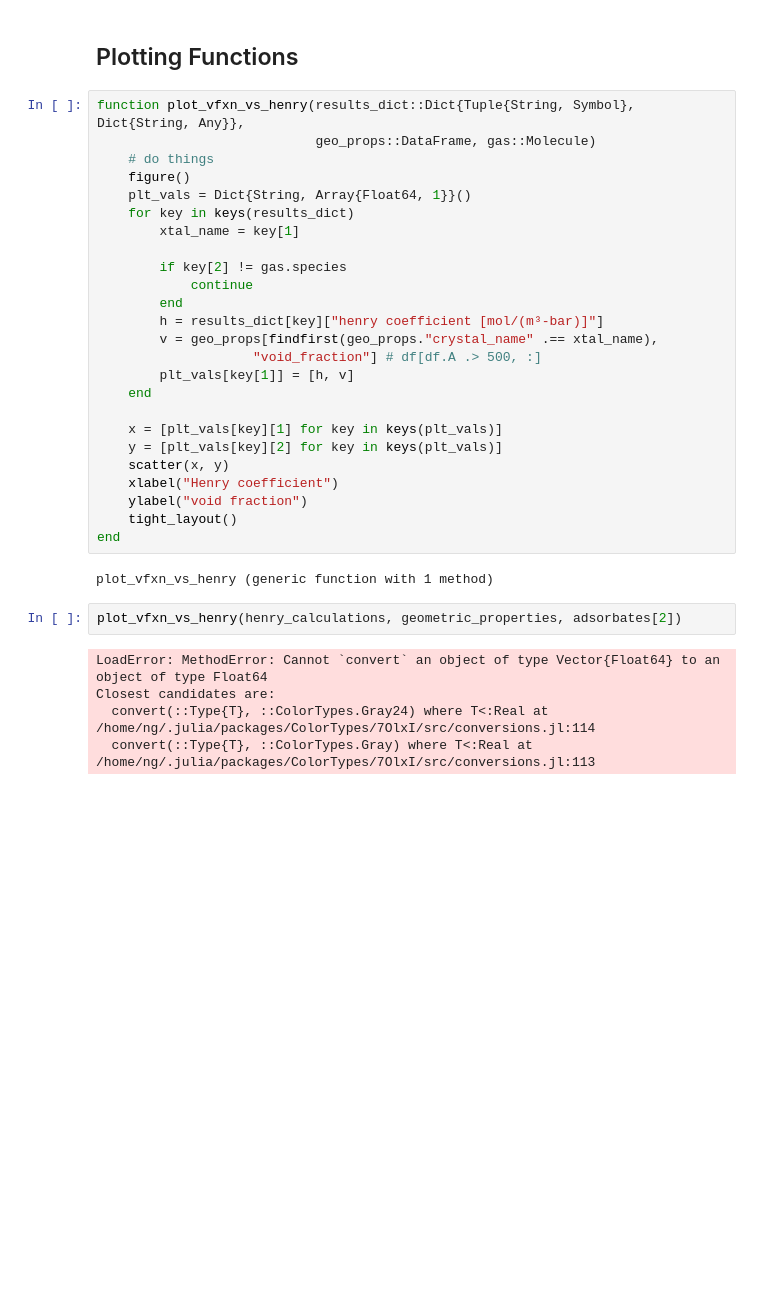
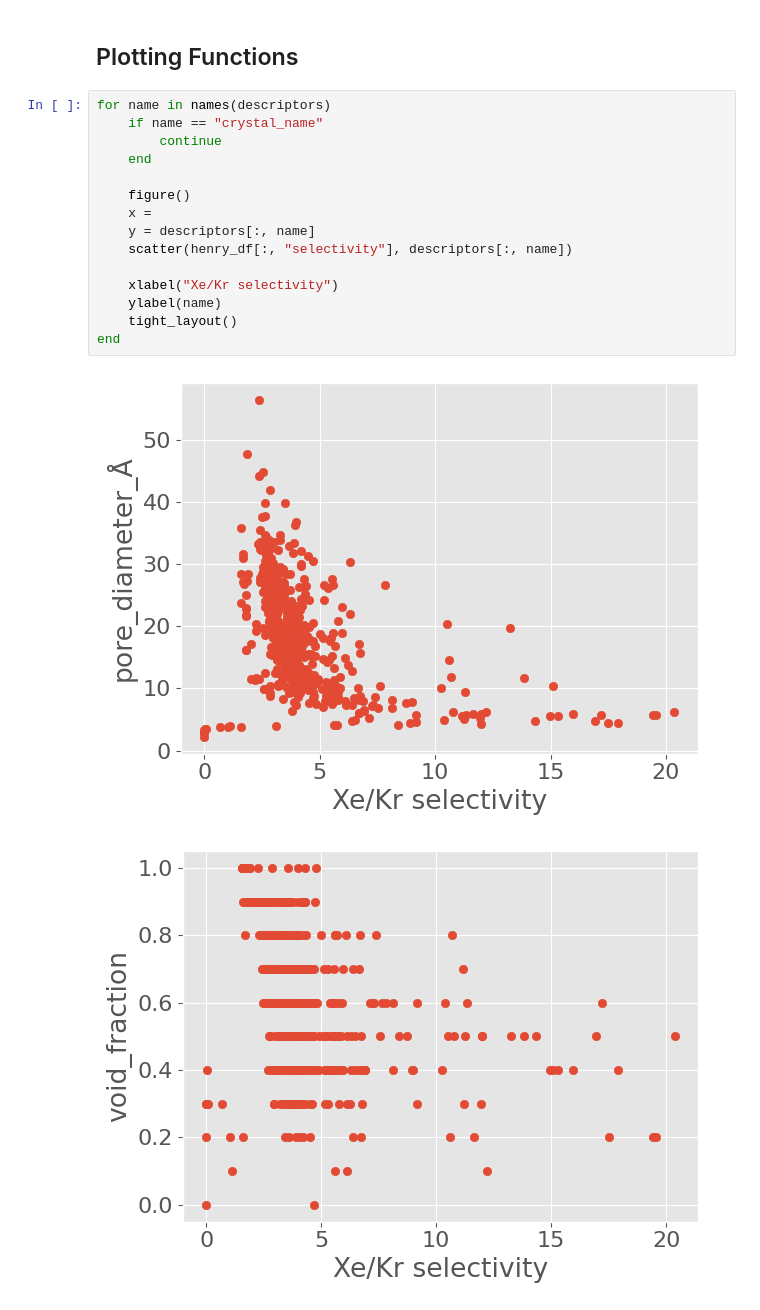
Before and after one commit to SimonEnsemble/multi-fidelity-BO-of-COFs-for-Xe-Kr-seps, a Jupyter notebook: analysis.ipynb, the cells around one changed output. Saved outputs shown, nothing was run; the diff lists cells and outputs as text; blank space fills up the shorter version.

Commit message:
making descriptor prediction plots

```diff
--- a/analysis.ipynb
+++ b/analysis.ipynb
@@ -89,36 +126,20 @@ end
 # %% [markdown]
 ## Plotting Functions
-# %%
-function plot_vfxn_vs_henry(results_dict::Dict{Tuple{String, Symbol}, Dict{String, Any}},
-                            geo_props::DataFrame, gas::Molecule)
-    # do things
-    figure()
-    plt_vals = Dict{String, Array{Float64, 1}}()
-    for key in keys(results_dict)
-        xtal_name = key[1]
-
-        if key[2] != gas.species
-            continue
-        end
-        h = results_dict[key]["henry coefficient [mol/(m³-bar)]"]
-        v = geo_props[findfirst(geo_props."crystal_name" .== xtal_name),
-                    "void_fraction"] # df[df.A .> 500, :]
-        plt_vals[key[1]] = [h, v]
-    end
-
-    x = [plt_vals[key][1] for key in keys(plt_vals)]
-    y = [plt_vals[key][2] for key in keys(plt_vals)]
-    scatter(x, y)
-    xlabel("Henry coefficient")
-    ylabel("void fraction")
-    tight_layout()
-end
-# %% [output]
-plot_vfxn_vs_henry (generic function with 1 method)
-# %%
-plot_vfxn_vs_henry(henry_calculations, geometric_properties, adsorbates[2])
-# %% [output]
-LoadError: MethodError: Cannot `convert` an object of type Vector{Float64} to an object of type Float64
-Closest candidates are:
-  convert(::Type{T}, ::ColorTypes.Gray24) where T<:Real at /home/ng/.julia/packages/ColorTypes/7OlxI/src/conversions.jl:114
-  convert(::Type{T}, ::ColorTypes.Gray) where T<:Real at /home/ng/.julia/packages/ColorTypes/7OlxI/src/conversions.jl:113
+# %%
+for name in names(descriptors)
+    if name == "crystal_name"
+        continue
+    end
+
+    figure()
+    x =
+    y = descriptors[:, name]
+    scatter(henry_df[:, "selectivity"], descriptors[:, name])
+
+    xlabel("Xe/Kr selectivity")
+    ylabel(name)
+    tight_layout()
+end
+# %% [output]
+[figure, added]
+[figure, added]
```
Also changed, not shown: parts of 10 cells of this notebook, 1 other file.
